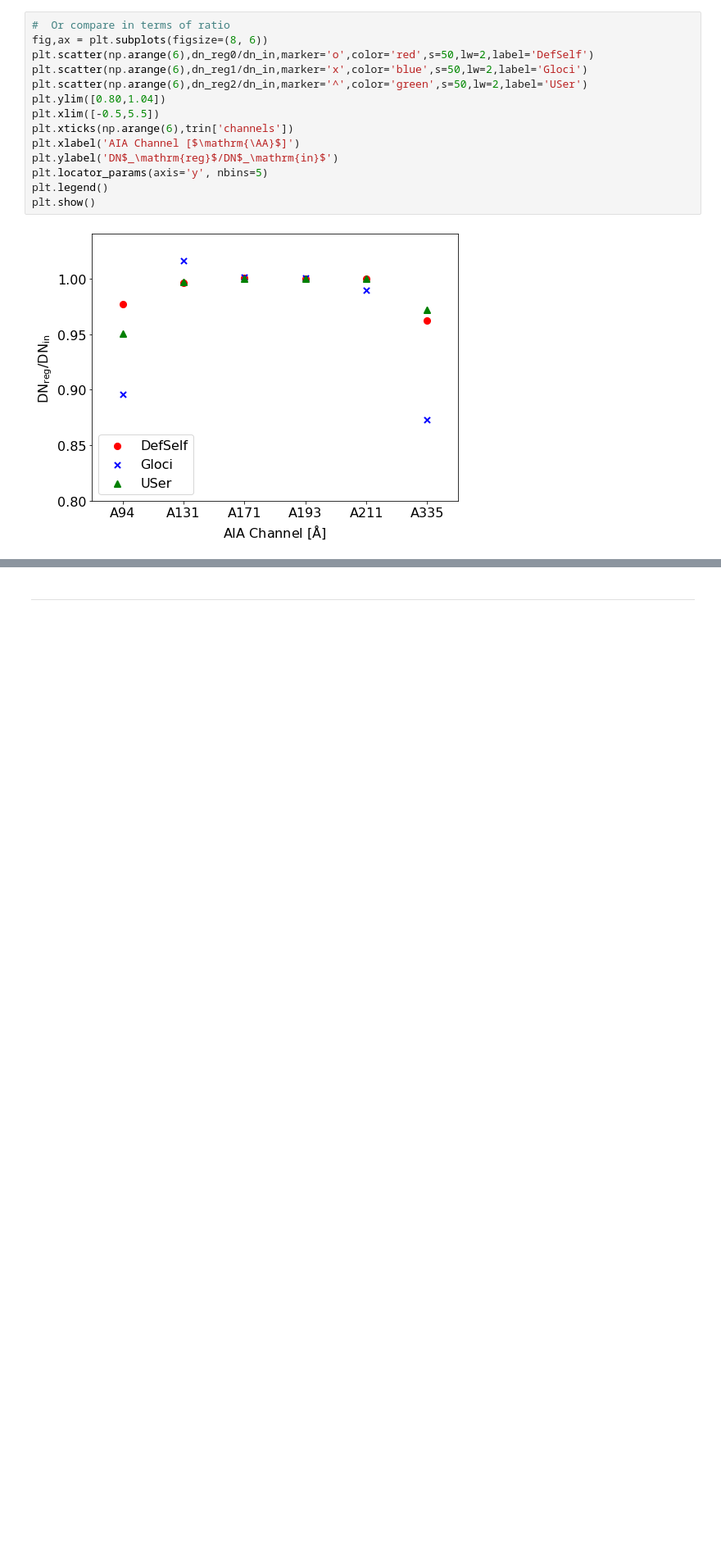
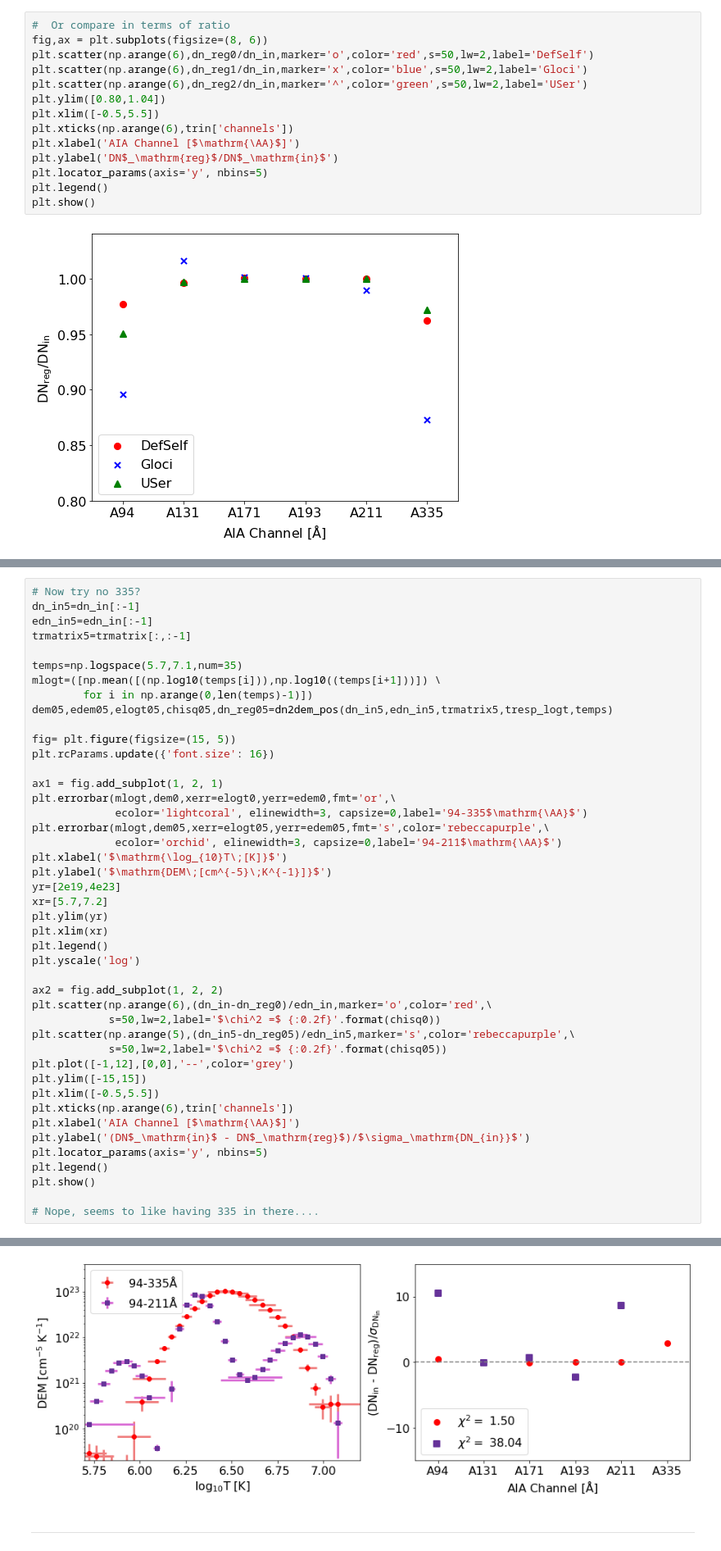
Before and after one commit to ianan/demreg, a Jupyter notebook: python/example_demregpy_aiasyn.ipynb, the cells around one changed output, grey strips where cells are left out. Shown at 82% size. Saved outputs shown, nothing was run; the diff lists cells and outputs as text; blank space fills up the shorter version.

```diff
--- a/python/example_demregpy_aiasyn.ipynb
+++ b/python/example_demregpy_aiasyn.ipynb
@@ -254,0 +302,45 @@ plt.show()
+# %%
+# Now try no 335?
+dn_in5=dn_in[:-1]
+edn_in5=edn_in[:-1]
+trmatrix5=trmatrix[:,:-1]
+
+temps=np.logspace(5.7,7.1,num=35)
+mlogt=([np.mean([(np.log10(temps[i])),np.log10((temps[i+1]))]) \
+        for i in np.arange(0,len(temps)-1)])
+dem05,edem05,elogt05,chisq05,dn_reg05=dn2dem_pos(dn_in5,edn_in5,trmatrix5,tresp_logt,temps)
+
+fig= plt.figure(figsize=(15, 5))
+plt.rcParams.update({'font.size': 16})
+
+ax1 = fig.add_subplot(1, 2, 1)
+plt.errorbar(mlogt,dem0,xerr=elogt0,yerr=edem0,fmt='or',\
+             ecolor='lightcoral', elinewidth=3, capsize=0,label='94-335$\mathrm{\AA}$')
+plt.errorbar(mlogt,dem05,xerr=elogt05,yerr=edem05,fmt='s',color='rebeccapurple',\
+             ecolor='orchid', elinewidth=3, capsize=0,label='94-211$\mathrm{\AA}$')
+plt.xlabel('$\mathrm{\log_{10}T\;[K]}$')
+plt.ylabel('$\mathrm{DEM\;[cm^{-5}\;K^{-1}]}$')
+yr=[2e19,4e23]
+xr=[5.7,7.2]
+plt.ylim(yr)
+plt.xlim(xr)
+plt.legend()
+plt.yscale('log')
+
+ax2 = fig.add_subplot(1, 2, 2)
+plt.scatter(np.arange(6),(dn_in-dn_reg0)/edn_in,marker='o',color='red',\
+            s=50,lw=2,label='$\chi^2 =$ {:0.2f}'.format(chisq0))
+plt.scatter(np.arange(5),(dn_in5-dn_reg05)/edn_in5,marker='s',color='rebeccapurple',\
+            s=50,lw=2,label='$\chi^2 =$ {:0.2f}'.format(chisq05))
+plt.plot([-1,12],[0,0],'--',color='grey')
+plt.ylim([-15,15])
+plt.xlim([-0.5,5.5])
+plt.xticks(np.arange(6),trin['channels'])
+plt.xlabel('AIA Channel [$\mathrm{\AA}$]')
+plt.ylabel('(DN$_\mathrm{in}$ - DN$_\mathrm{reg}$)/$\sigma_\mathrm{DN_{in}}$')
+plt.locator_params(axis='y', nbins=5)
+plt.legend()
+plt.show()
+
+# Nope, seems to like having 335 in there....
+# %% [output]
@@ -255,3 +348,4 @@ plt.show()
+[figure, added]
 # %% [markdown]
 ---
 # %%
```
Also changed, not shown: parts of 3 cells of this notebook.
